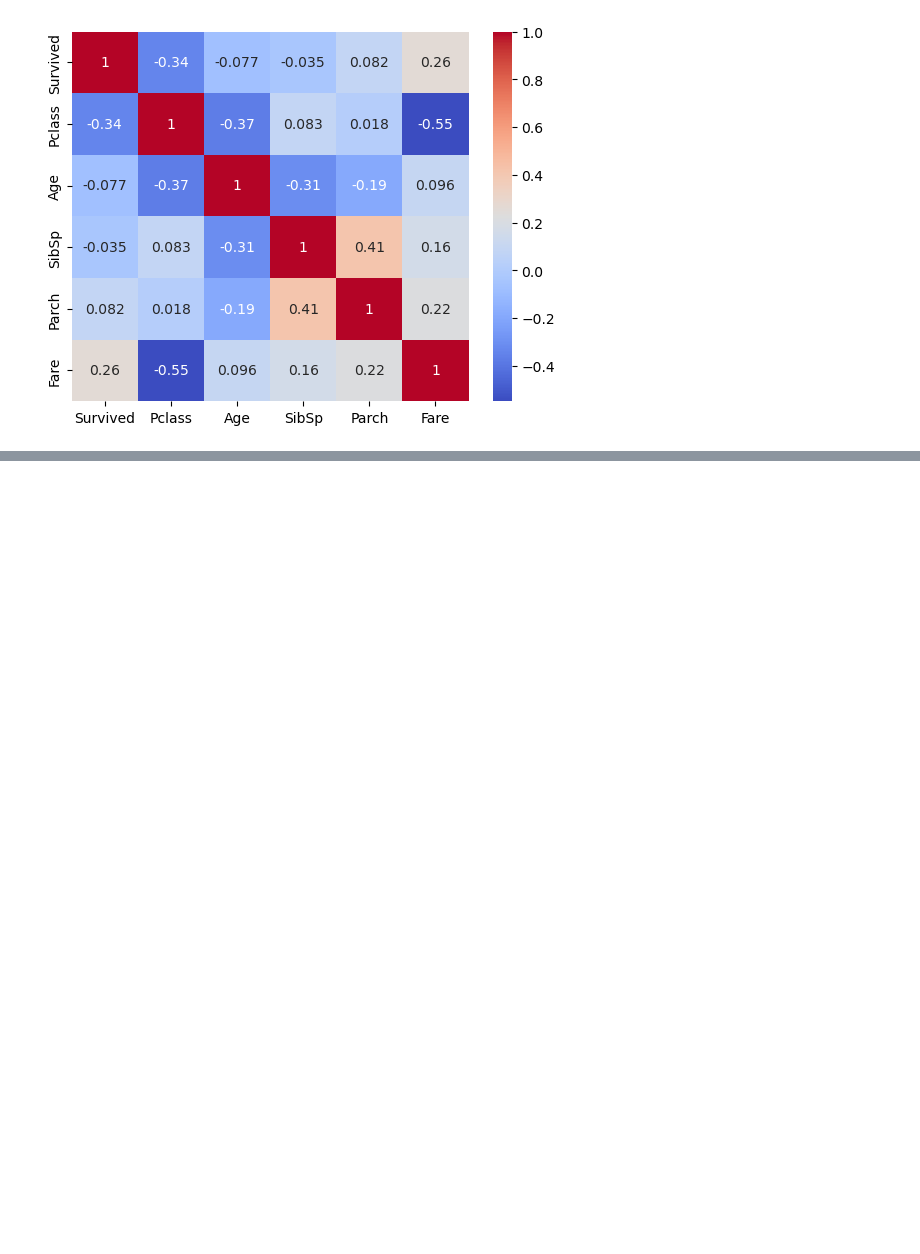
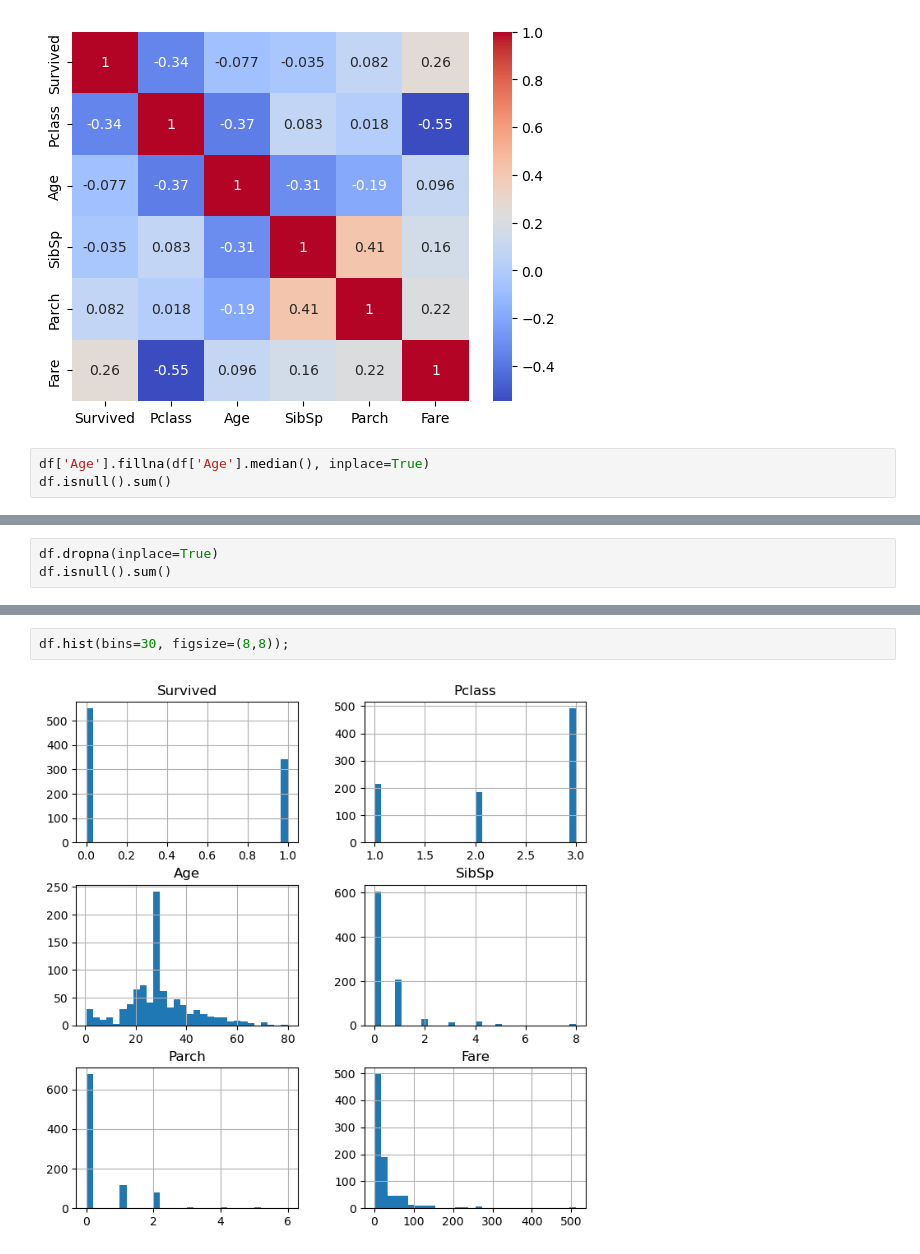
Before and after one commit to ksalung/python, a Jupyter notebook: FeatureEgineering.ipynb, the cells around one changed output, grey strips where cells are left out. Saved outputs shown, nothing was run; the diff lists cells and outputs as text; blank space fills up the shorter version.

```diff
--- a/FeatureEgineering.ipynb
+++ b/FeatureEgineering.ipynb
@@ -68,3 +68,6 @@ sns.heatmap(df.corr(numeric_only=True), annot=True, cmap='coolwarm')
 # %% [output]
 <Axes: >
 [figure]
+# %%
+df['Age'].fillna(df['Age'].median(), inplace=True)
+df.isnull().sum()
@@ -70,0 +90,3 @@ sns.heatmap(df.corr(numeric_only=True), annot=True, cmap='coolwarm')
+# %%
+df.dropna(inplace=True)
+df.isnull().sum()
@@ -70,0 +103,4 @@ sns.heatmap(df.corr(numeric_only=True), annot=True, cmap='coolwarm')
+# %%
+df.hist(bins=30, figsize=(8,8));
+# %% [output]
+[figure, added]
```
Also changed, not shown: parts of 12 cells of this notebook.
